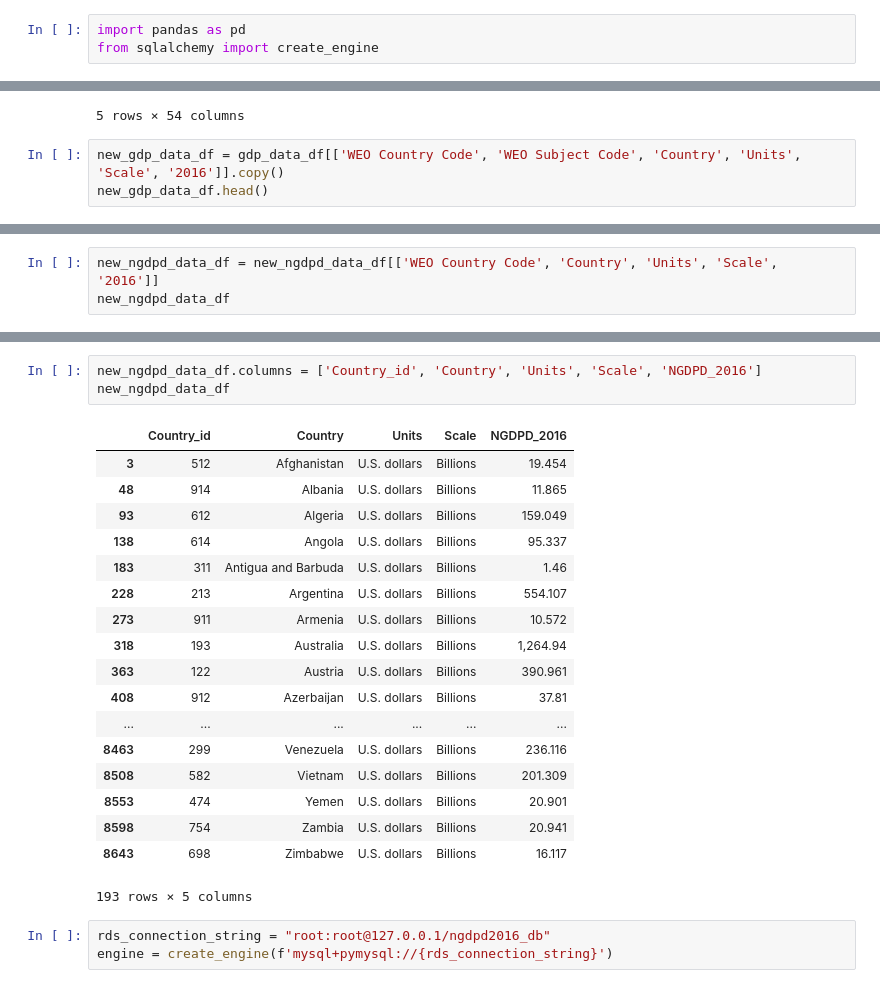
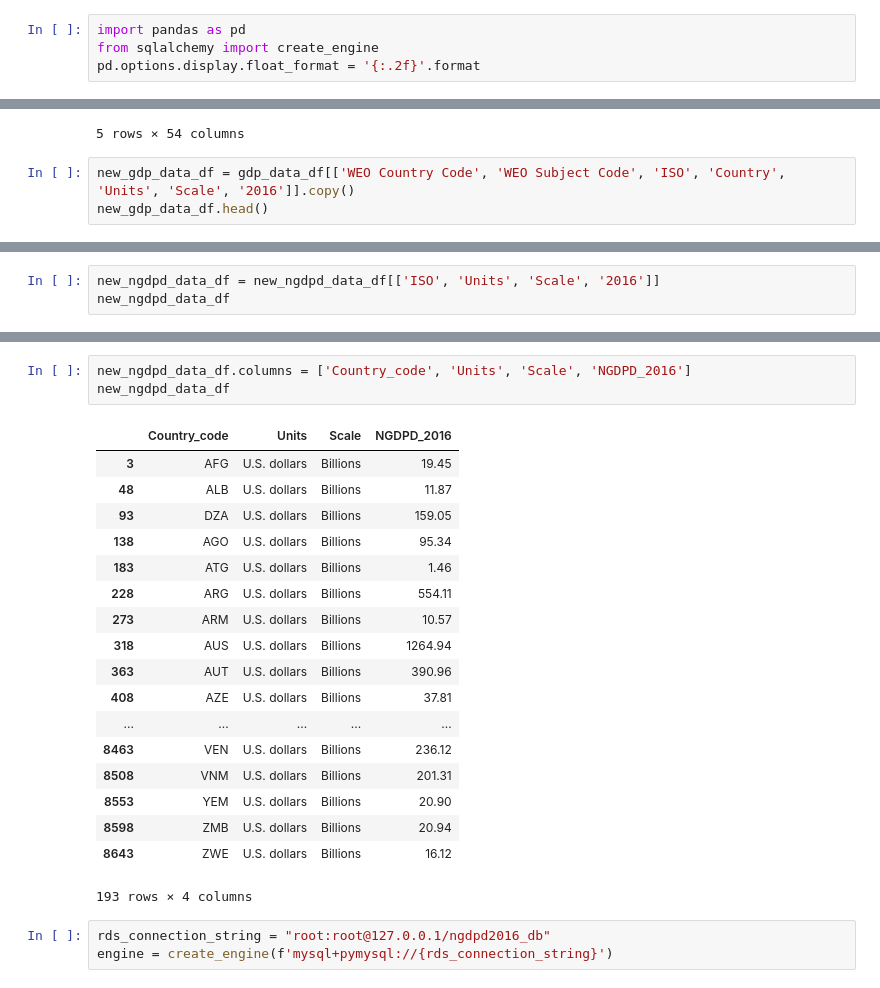
Before and after one commit to Jesusgom28/etlproject, a Jupyter notebook: NGDPD_stan.ipynb, the cells around one changed output, grey strips where cells are left out. Cells and saved outputs as stored; diff of their text form.

```diff
--- a/NGDPD_stan.ipynb
+++ b/NGDPD_stan.ipynb
@@ -1,6 +1,7 @@
 # %%
 import pandas as pd
 from sqlalchemy import create_engine
+pd.options.display.float_format = '{:.2f}'.format
 # %%
 csv_file = "Resources/WEOApr2018all.csv"
 gdp_data_df = pd.read_csv(csv_file)
@@ -14,6 +15,6 @@ gdp_data_df.head()
 | 4 | 512 | AFG | PPPGDP | Afghanistan | Gross domestic product, current p... | These data form the basis for the... | Purchasing power parity; internat... | ... |
 5 rows × 54 columns
 # %%
-new_gdp_data_df = gdp_data_df[['WEO Country Code', 'WEO Subject Code', 'Country', 'Units', 'Scale', '2016']].copy()
+new_gdp_data_df = gdp_data_df[['WEO Country Code', 'WEO Subject Code', 'ISO', 'Country', 'Units', 'Scale', '2016']].copy()
 new_gdp_data_df.head()
 # %% [output]
@@ -48,4 +49,4 @@ new_ngdpd_data_df
 # %%
-new_ngdpd_data_df = new_ngdpd_data_df[['WEO Country Code', 'Country', 'Units', 'Scale', '2016']]
+new_ngdpd_data_df = new_ngdpd_data_df[['ISO', 'Units', 'Scale', '2016']]
 new_ngdpd_data_df
 # %% [output]
@@ -70,25 +71,25 @@ new_ngdpd_data_df
 # %%
-new_ngdpd_data_df.columns = ['Country_id', 'Country', 'Units', 'Scale', 'NGDPD_2016']
+new_ngdpd_data_df.columns = ['Country_code', 'Units', 'Scale', 'NGDPD_2016']
 new_ngdpd_data_df
 # %% [output]
-|  | Country_id | Country | Units | Scale | NGDPD_2016 |
-| 3 | 512 | Afghanistan | U.S. dollars | Billions | 19.454 |
-| 48 | 914 | Albania | U.S. dollars | Billions | 11.865 |
-| 93 | 612 | Algeria | U.S. dollars | Billions | 159.049 |
-| 138 | 614 | Angola | U.S. dollars | Billions | 95.337 |
-| 183 | 311 | Antigua and Barbuda | U.S. dollars | Billions | 1.46 |
-| 228 | 213 | Argentina | U.S. dollars | Billions | 554.107 |
-| 273 | 911 | Armenia | U.S. dollars | Billions | 10.572 |
-| 318 | 193 | Australia | U.S. dollars | Billions | 1,264.94 |
-| 363 | 122 | Austria | U.S. dollars | Billions | 390.961 |
-| 408 | 912 | Azerbaijan | U.S. dollars | Billions | 37.81 |
-| ... | ... | ... | ... | ... | ... |
-| 8463 | 299 | Venezuela | U.S. dollars | Billions | 236.116 |
-| 8508 | 582 | Vietnam | U.S. dollars | Billions | 201.309 |
-| 8553 | 474 | Yemen | U.S. dollars | Billions | 20.901 |
-| 8598 | 754 | Zambia | U.S. dollars | Billions | 20.941 |
-| 8643 | 698 | Zimbabwe | U.S. dollars | Billions | 16.117 |
+|  | Country_code | Units | Scale | NGDPD_2016 |
+| 3 | AFG | U.S. dollars | Billions | 19.45 |
+| 48 | ALB | U.S. dollars | Billions | 11.87 |
+| 93 | DZA | U.S. dollars | Billions | 159.05 |
+| 138 | AGO | U.S. dollars | Billions | 95.34 |
+| 183 | ATG | U.S. dollars | Billions | 1.46 |
+| 228 | ARG | U.S. dollars | Billions | 554.11 |
+| 273 | ARM | U.S. dollars | Billions | 10.57 |
+| 318 | AUS | U.S. dollars | Billions | 1264.94 |
+| 363 | AUT | U.S. dollars | Billions | 390.96 |
+| 408 | AZE | U.S. dollars | Billions | 37.81 |
+| ... | ... | ... | ... | ... |
+| 8463 | VEN | U.S. dollars | Billions | 236.12 |
+| 8508 | VNM | U.S. dollars | Billions | 201.31 |
+| 8553 | YEM | U.S. dollars | Billions | 20.90 |
+| 8598 | ZMB | U.S. dollars | Billions | 20.94 |
+| 8643 | ZWE | U.S. dollars | Billions | 16.12 |
-193 rows × 5 columns
+193 rows × 4 columns
 # %%
 rds_connection_string = "root:root@127.0.0.1/ngdpd2016_db"
 engine = create_engine(f'mysql+pymysql://{rds_connection_string}')
```
Also changed, not shown: parts of 4 cells of this notebook, 1 other file.
